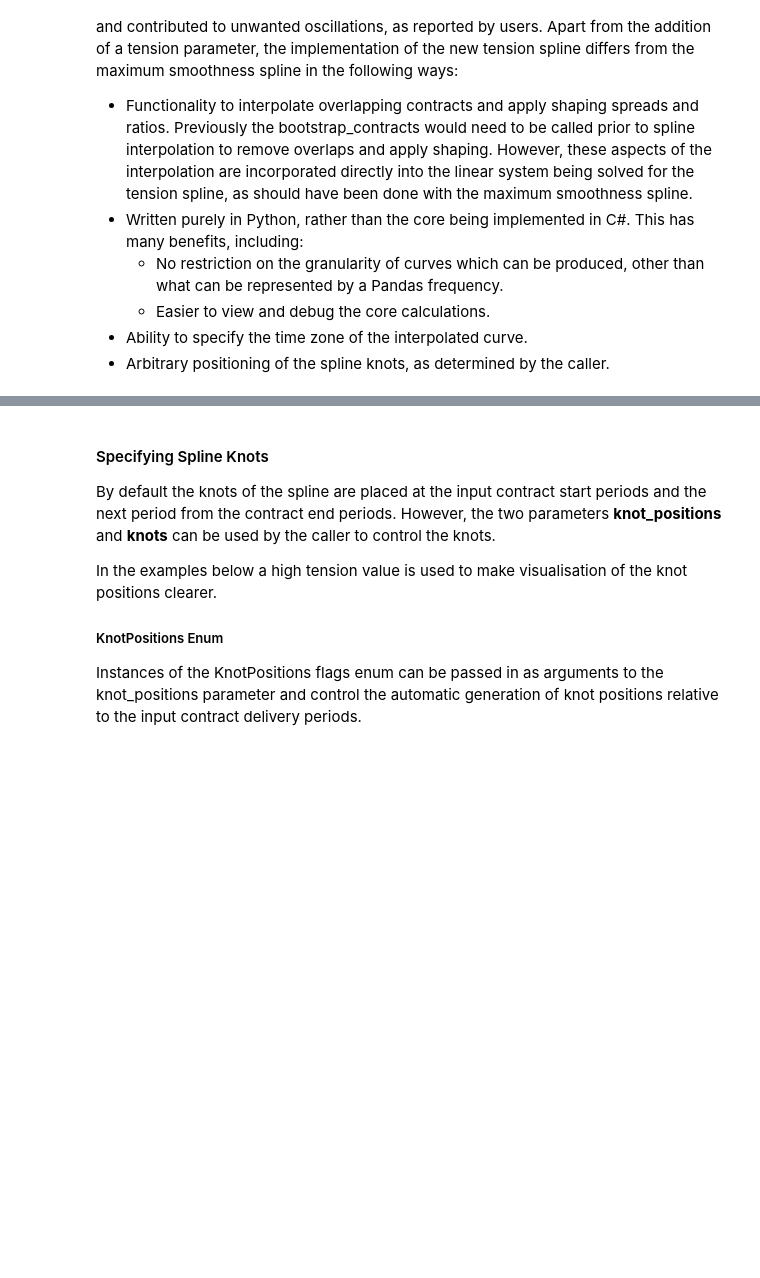
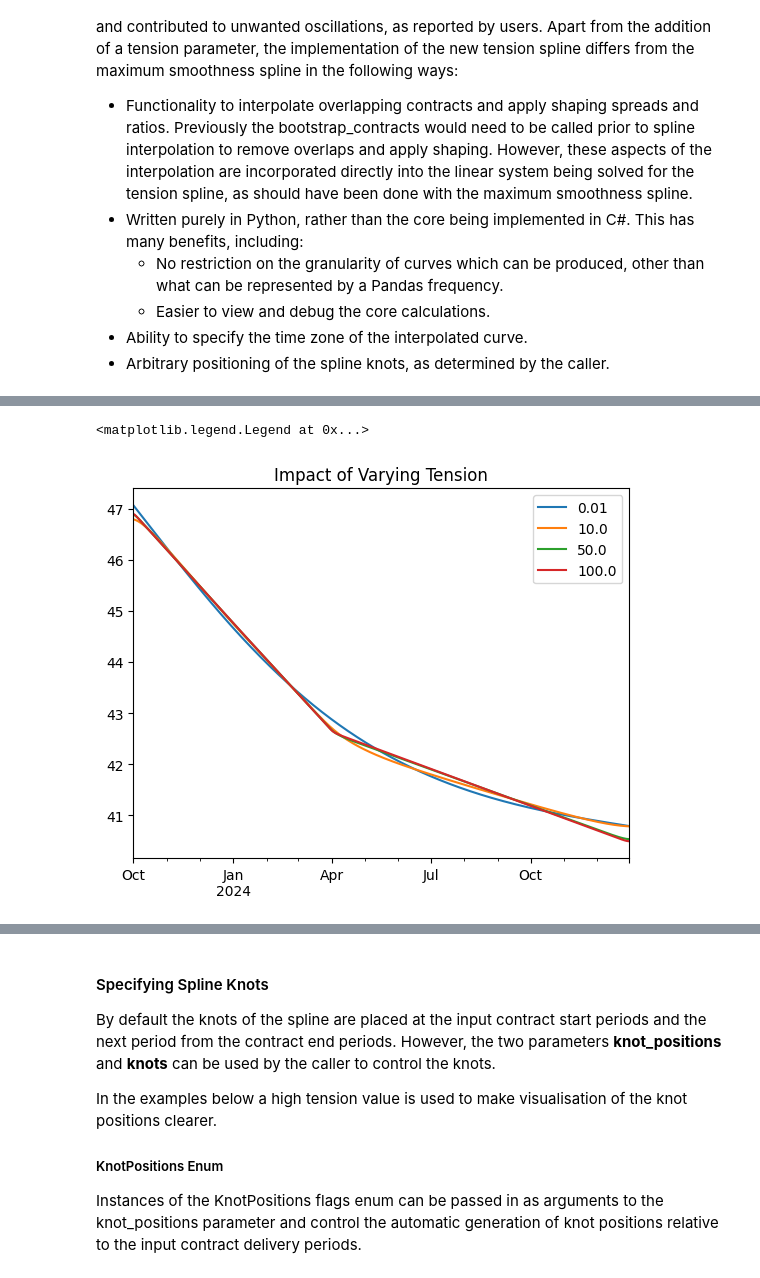
Before and after one commit to tpberntsen/curves, a Jupyter notebook: samples/python/hyperbolic_tension_spline.ipynb, the cells around one changed output, grey strips where cells are left out. Drawn from its saved outputs; the diff is of its cells as text; code cells hidden in the pictures; blank space fills up the shorter version.

Commit message:
Added examples of tension for tension spline.

```diff
--- a/samples/python/hyperbolic_tension_spline.ipynb
+++ b/samples/python/hyperbolic_tension_spline.ipynb
@@ -17,0 +21,19 @@ The tension parameter to the tension spline, which is described in detail below,
+# %%
+from curves import hyperbolic_tension_spline, KnotPositions, contract_period as cp
+
+contracts = [
+    (cp.q_4(2023), 45.85),
+    (cp.q_1(2024), 43.72),
+    (cp.cal_year(2024), 42.09)
+]
+
+tensions = [0.01, 10.0, 50.0, 100.0]
+
+for tension in tensions:
+    daily_curve = hyperbolic_tension_spline(contracts, freq='D', tension=tension)
+    ax = daily_curve.plot(legend=True, title='Impact of Varying Tension')
+
+ax.legend(tensions)
+# %% [output]
+<matplotlib.legend.Legend at 0x...>
+[figure, added]
```
Also changed, not shown: parts of 4 cells of this notebook.
